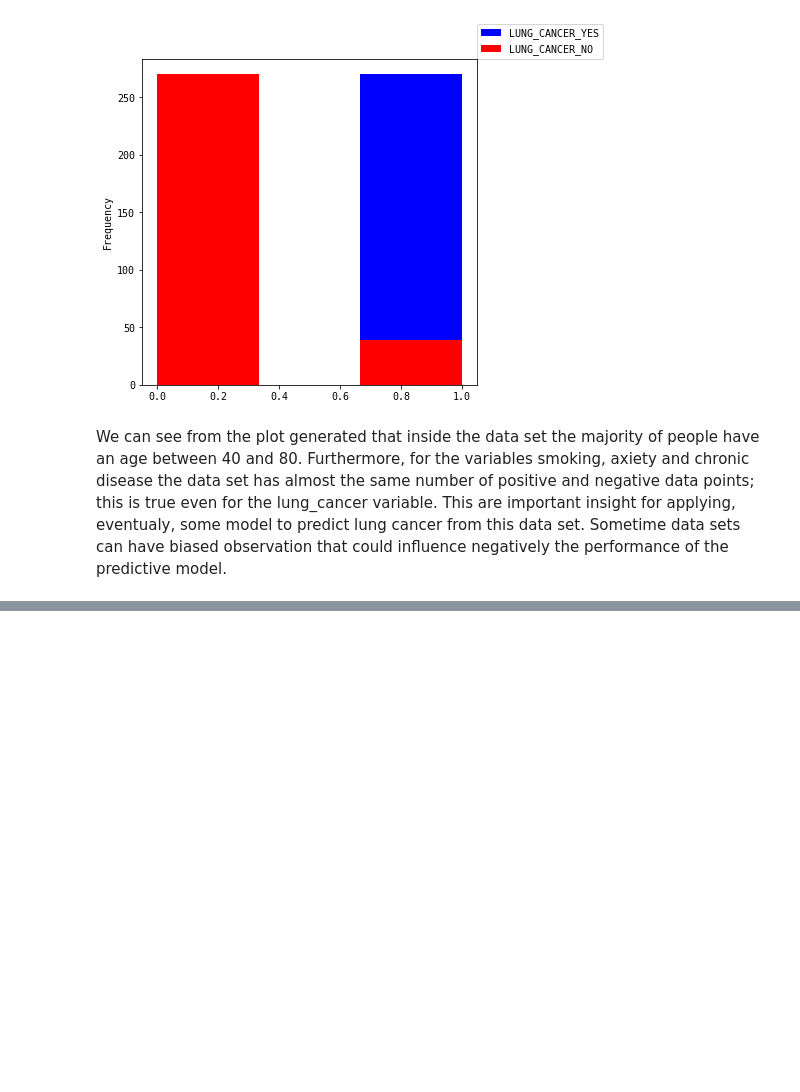
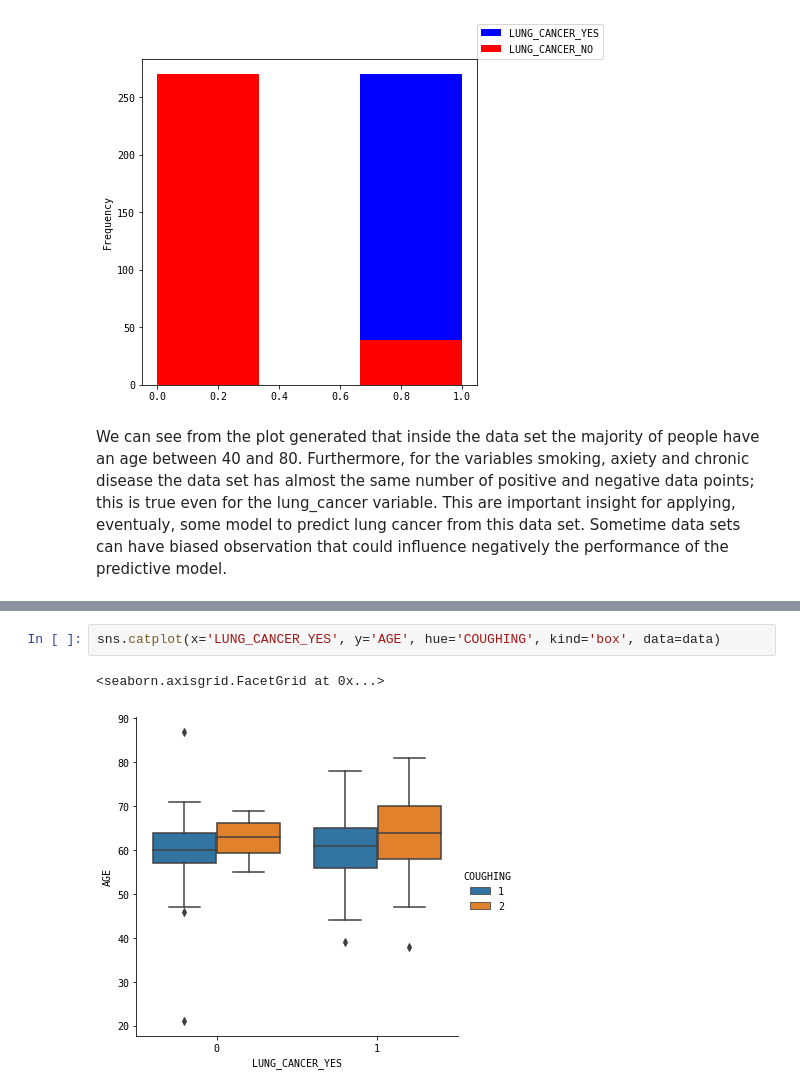
Before and after one commit to yassinzeraoulia97/esercizi, a Jupyter notebook: analysis.ipynb, the cells around one changed output, grey strips where cells are left out. Cells and saved outputs as stored; diff of their text form; blank space fills up the shorter version.

```diff
--- a/analysis.ipynb
+++ b/analysis.ipynb
@@ -70,0 +92,5 @@ This are important insight for applying, eventualy, some model to predict lung c
+# %%
+sns.catplot(x='LUNG_CANCER_YES', y='AGE', hue='COUGHING', kind='box', data=data)
+# %% [output]
+<seaborn.axisgrid.FacetGrid at 0x...>
+[figure, added]
```
Also changed, not shown: parts of 5 cells of this notebook.
